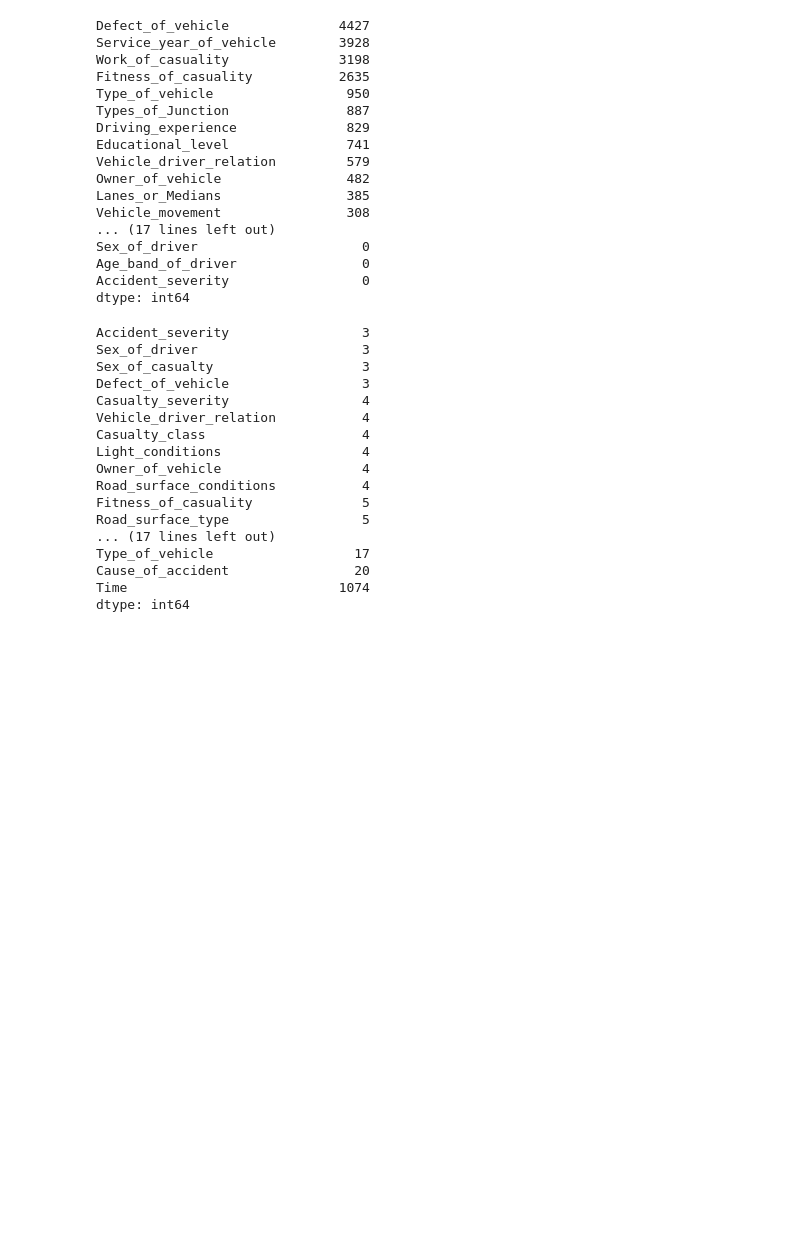
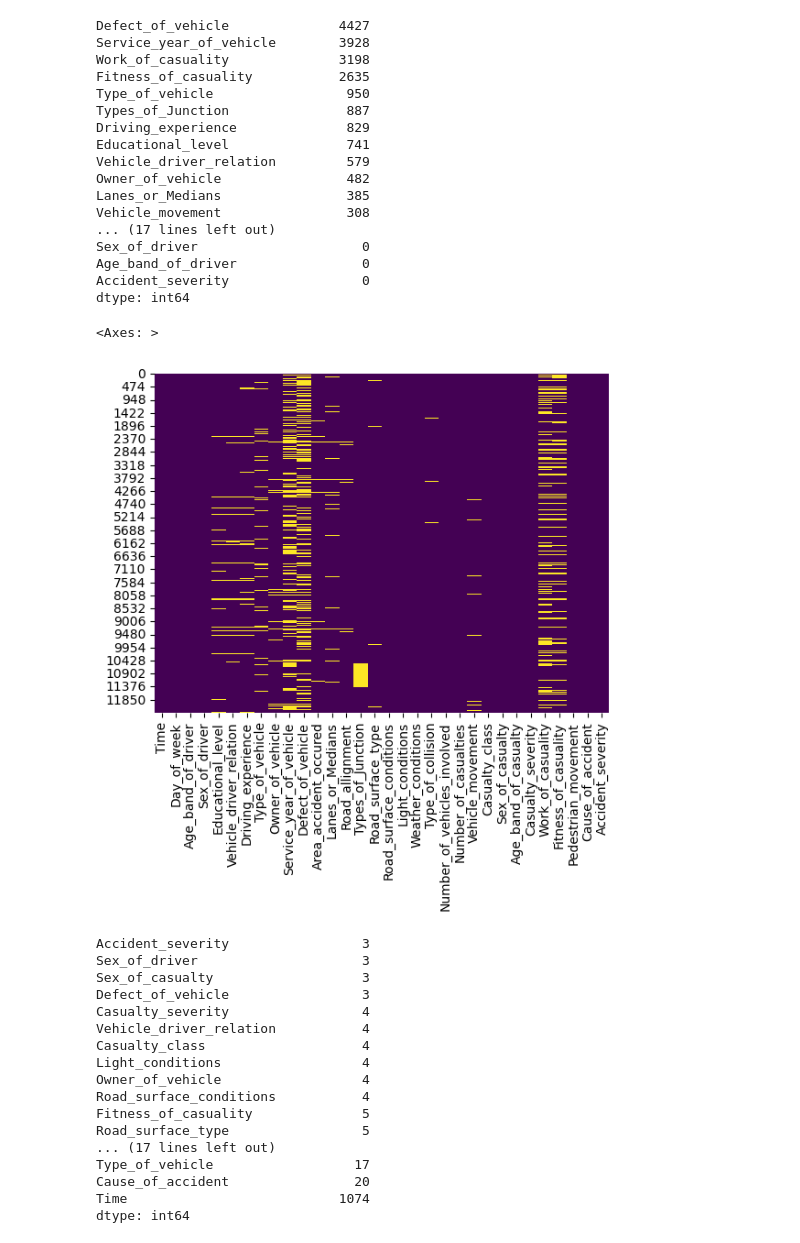
Before and after one commit to david11133/road-traffic-accidents-ml, a Jupyter notebook: notebooks/01_data_exploration.ipynb, the cells around one changed output. Saved outputs shown, nothing was run; the diff lists cells and outputs as text; code cells hidden in the pictures; blank space fills up the shorter version.

```diff
--- a/notebooks/01_data_exploration.ipynb
+++ b/notebooks/01_data_exploration.ipynb
@@ -89,6 +89,11 @@ Sex_of_driver                     0
 Age_band_of_driver                0
 Accident_severity                 0
 dtype: int64
+# %%
+sns.heatmap(df.isnull(), cbar=False, cmap='viridis')
+# %% [output]
+<Axes: >
+[figure, added]
 # %%
 df.nunique().sort_values()
 # %% [output]
```
Also changed, not shown: parts of 1 cell of this notebook.
